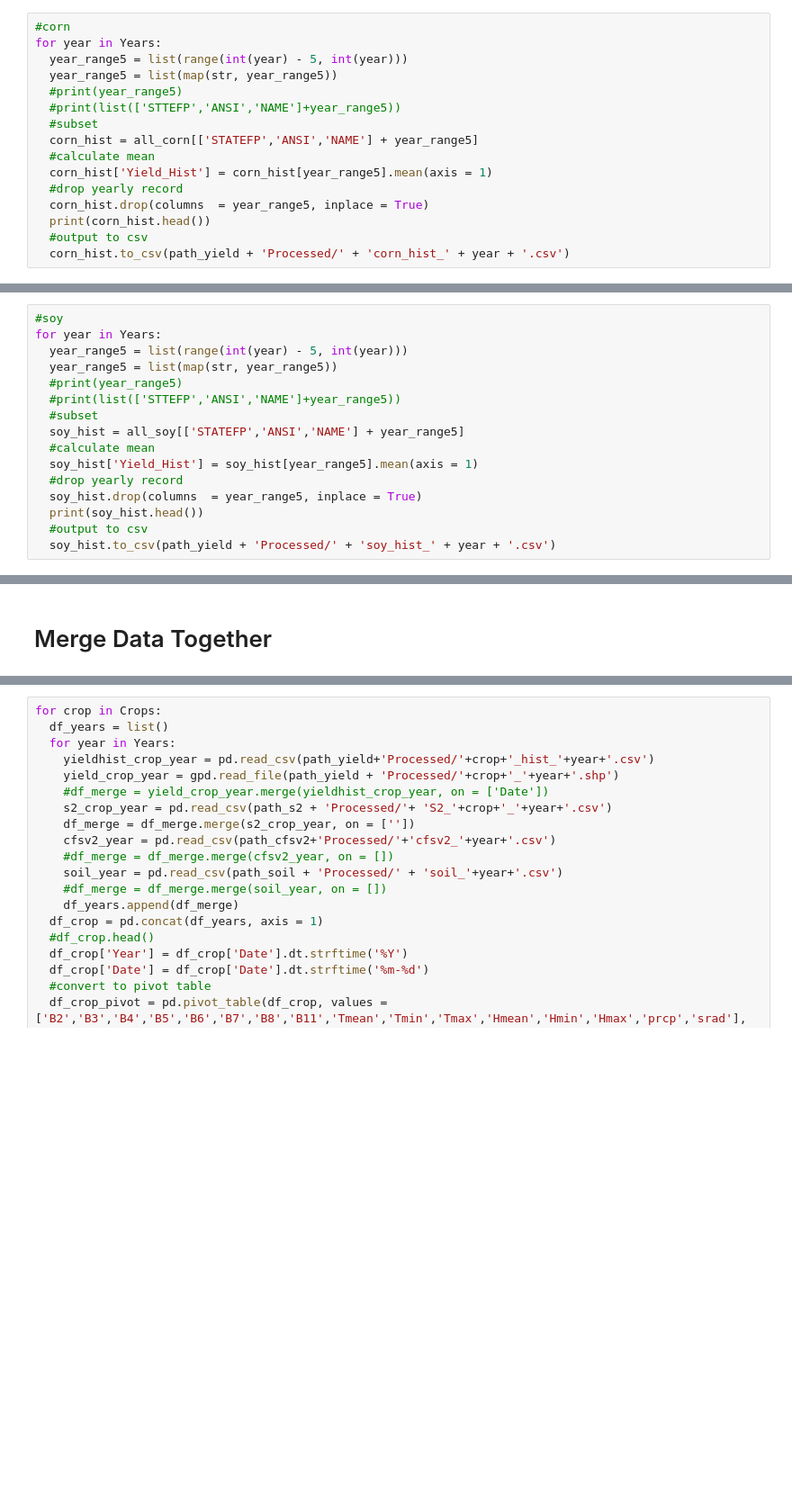
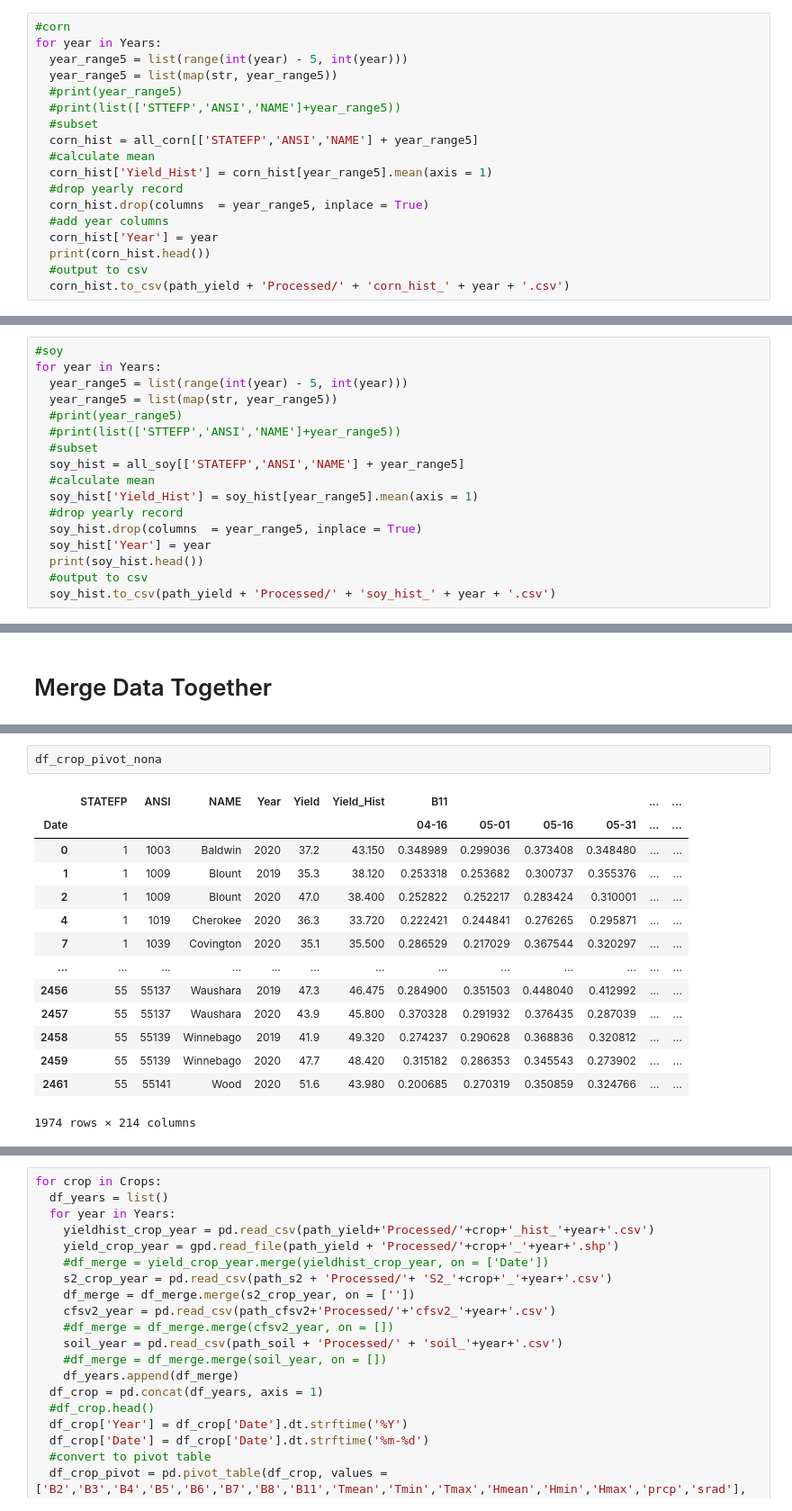
Before and after one commit to suffenjoy/Corn_Soy_Yield_Prediction_S2, a Jupyter notebook: Corn_Soy_Yield_DataCleaning.ipynb, the cells around one changed output, grey strips where cells are left out. Shown: that part at 90% size. Drawn from its saved outputs; the diff is of its cells as text; blank space fills up the shorter version.

Commit message:
Finished merging, need to check out how to output pivot table

```diff
--- a/Corn_Soy_Yield_DataCleaning.ipynb
+++ b/Corn_Soy_Yield_DataCleaning.ipynb
@@ -159,6 +159,8 @@ for year in Years:
   corn_hist['Yield_Hist'] = corn_hist[year_range5].mean(axis = 1)
   #drop yearly record
   corn_hist.drop(columns  = year_range5, inplace = True)
+  #add year columns
+  corn_hist['Year'] = year
   print(corn_hist.head())
   #output to csv
   corn_hist.to_csv(path_yield + 'Processed/' + 'corn_hist_' + year + '.csv')
@@ -206,6 +207,7 @@ for year in Years:
   soy_hist['Yield_Hist'] = soy_hist[year_range5].mean(axis = 1)
   #drop yearly record
   soy_hist.drop(columns  = year_range5, inplace = True)
+  soy_hist['Year'] = year
   print(soy_hist.head())
   #output to csv
   soy_hist.to_csv(path_yield + 'Processed/' + 'soy_hist_' + year + '.csv')
@@ -462,0 +549,17 @@ df_pivot_nona.head()
+# %%
+df_crop_pivot_nona
+# %% [output]
+|  | STATEFP | ANSI | NAME | Year | Yield | Yield_Hist | B11 |  |  |  | ... | ... |
+| Date |  |  |  |  |  |  | 04-16 | 05-01 | 05-16 | 05-31 | ... | ... |
+| 0 | 1 | 1003 | Baldwin | 2020 | 37.2 | 43.150 | 0.348989 | 0.299036 | 0.373408 | 0.348480 | ... | ... |
+| 1 | 1 | 1009 | Blount | 2019 | 35.3 | 38.120 | 0.253318 | 0.253682 | 0.300737 | 0.355376 | ... | ... |
+| 2 | 1 | 1009 | Blount | 2020 | 47.0 | 38.400 | 0.252822 | 0.252217 | 0.283424 | 0.310001 | ... | ... |
+| 4 | 1 | 1019 | Cherokee | 2020 | 36.3 | 33.720 | 0.222421 | 0.244841 | 0.276265 | 0.295871 | ... | ... |
+| 7 | 1 | 1039 | Covington | 2020 | 35.1 | 35.500 | 0.286529 | 0.217029 | 0.367544 | 0.320297 | ... | ... |
+| ... | ... | ... | ... | ... | ... | ... | ... | ... | ... | ... | ... | ... |
+| 2456 | 55 | 55137 | Waushara | 2019 | 47.3 | 46.475 | 0.284900 | 0.351503 | 0.448040 | 0.412992 | ... | ... |
+| 2457 | 55 | 55137 | Waushara | 2020 | 43.9 | 45.800 | 0.370328 | 0.291932 | 0.376435 | 0.287039 | ... | ... |
+| 2458 | 55 | 55139 | Winnebago | 2019 | 41.9 | 49.320 | 0.274237 | 0.290628 | 0.368836 | 0.320812 | ... | ... |
+| 2459 | 55 | 55139 | Winnebago | 2020 | 47.7 | 48.420 | 0.315182 | 0.286353 | 0.345543 | 0.273902 | ... | ... |
+| 2461 | 55 | 55141 | Wood | 2020 | 51.6 | 43.980 | 0.200685 | 0.270319 | 0.350859 | 0.324766 | ... | ... |
+1974 rows × 214 columns
```
Also changed, not shown: parts of 14 cells of this notebook.
